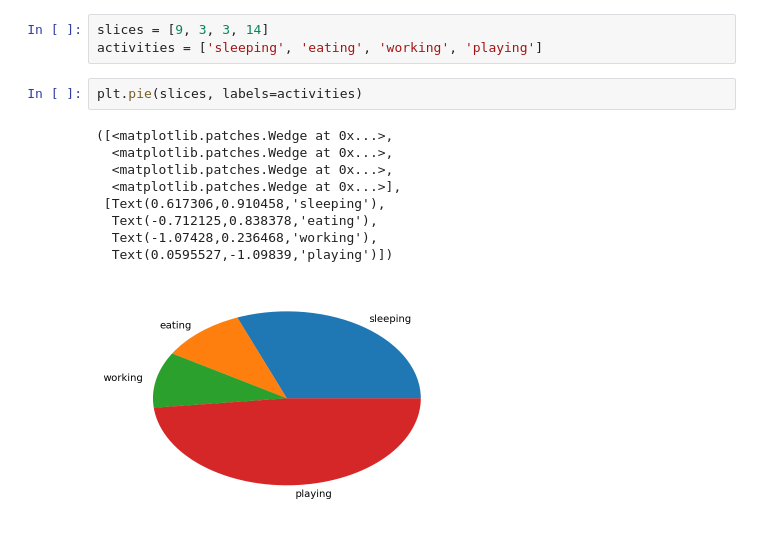
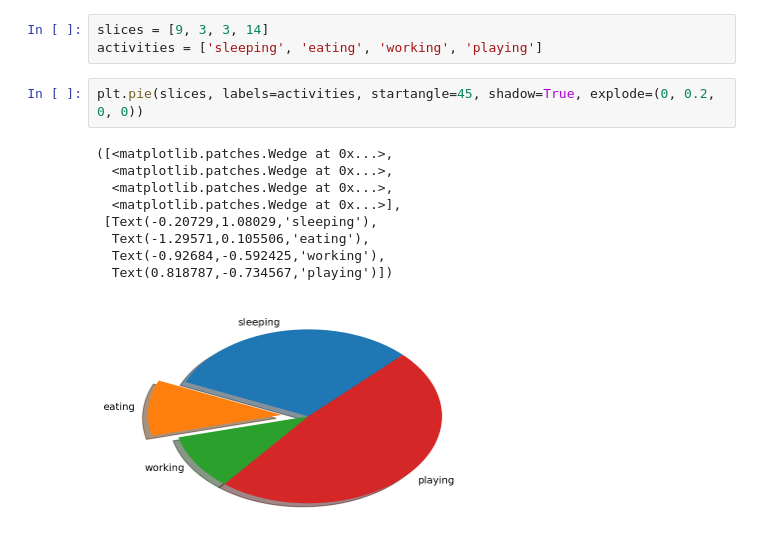
Before and after one commit to Guilehm/notebooks, a Jupyter notebook: basics_of_matplot.ipynb, the cells around one changed output. Drawn from its saved outputs; the diff is of its cells as text.

Commit message:
Use explode

```diff
--- a/basics_of_matplot.ipynb
+++ b/basics_of_matplot.ipynb
@@ -46,14 +46,14 @@ Text(0.5,1,'Stackplot Graph')
 slices = [9, 3, 3, 14]
 activities = ['sleeping', 'eating', 'working', 'playing']
 # %%
-plt.pie(slices, labels=activities)
+plt.pie(slices, labels=activities, startangle=45, shadow=True, explode=(0, 0.2, 0, 0))
 # %% [output]
 ([<matplotlib.patches.Wedge at 0x...>,
   <matplotlib.patches.Wedge at 0x...>,
   <matplotlib.patches.Wedge at 0x...>,
   <matplotlib.patches.Wedge at 0x...>],
- [Text(0.617306,0.910458,'sleeping'),
-  Text(-0.712125,0.838378,'eating'),
-  Text(-1.07428,0.236468,'working'),
-  Text(0.0595527,-1.09839,'playing')])
+ [Text(-0.20729,1.08029,'sleeping'),
+  Text(-1.29571,0.105506,'eating'),
+  Text(-0.92684,-0.592425,'working'),
+  Text(0.818787,-0.734567,'playing')])
-[figure, old version]
+[figure, new version]
```
